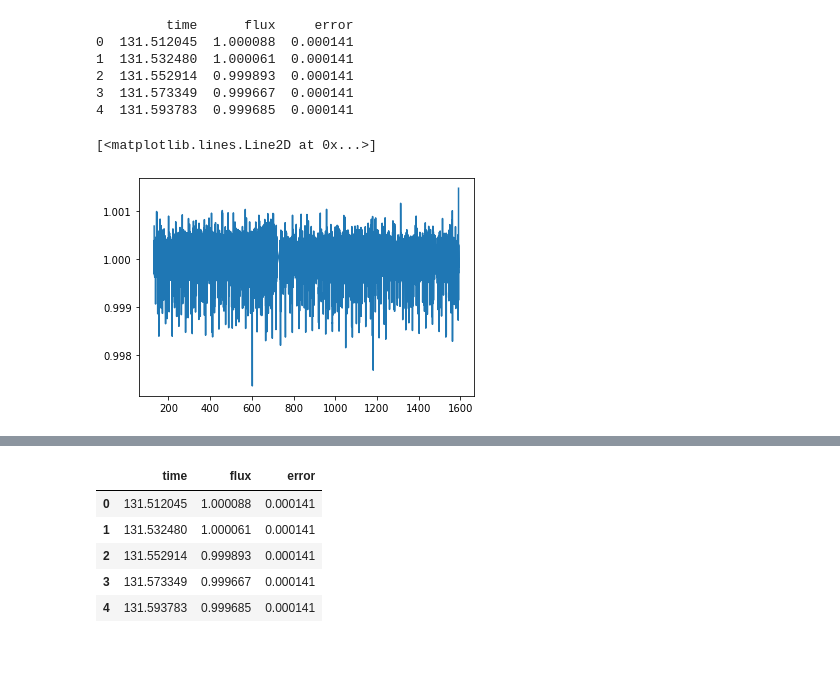
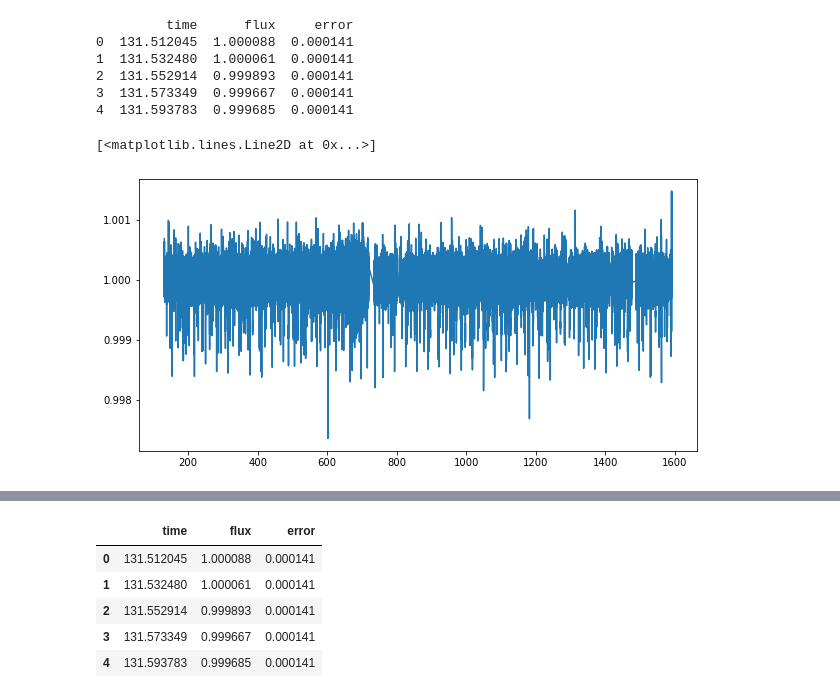
Before and after one commit to Hazel-H/astrolabs-PH30116-, a Jupyter notebook: PH30116/LIGHTCURVE_DATA.ipynb, the cells around one changed output, grey strips where cells are left out. Drawn from its saved outputs; the diff is of its cells as text; code cells hidden in the pictures; blank space fills up the shorter version.

```diff
--- a/PH30116/LIGHTCURVE_DATA.ipynb
+++ b/PH30116/LIGHTCURVE_DATA.ipynb
@@ -73,6 +59,6 @@ import_and_flatten_lightcurve()
 # %%
 alldata = pd.DataFrame()
-
+plt.figure(figsize=(10,5))
 #looping through each dataset - normalises the flux and the error in the flux
 for lcfile in glob.glob('Data/Object%slc/kplr*.fits' %(mykepler)):
     tmp = fits.open(lcfile)
@@ -89,34 +75,34 @@ for lcfile in glob.glob('Data/Object%slc/kplr*.fits' %(mykepler)):
          })
     alldata = alldata.append(df)
 
 #sort values in chronological order
 alldata.sort_values(by='time', inplace=True)
 
 #remove any nan values from the dataset
 alldata.dropna(inplace=True)
 
 #removes any visible outliers
 alldata = alldata[alldata['flux']<1.001]
 
 #calculates the median filter
 median = medfilt(alldata['flux'], kernel_size=101) ##kernel_size is the size of the window over which the median is calculated
 #flattened data is the lightcurve divided by the median flux filter
 flattened_lightcurve = alldata['flux']/median
 
 #print the first 5 lines of the dataframe to check it looks reasonable
 print(alldata.head())
 
 #plot
 pylab.plot(alldata['time'], flattened_lightcurve)
 # %% [output]
          time      flux     error
 0  131.512045  1.000088  0.000141
 1  131.532480  1.000061  0.000141
 2  131.552914  0.999893  0.000141
 3  131.573349  0.999667  0.000141
 4  131.593783  0.999685  0.000141
 [<matplotlib.lines.Line2D at 0x...>]
-[figure, old version]
+[figure, new version]
 # %%
 import_and_flatten_lightcurve()
 # %% [output]
```
Also changed, not shown: parts of 4 cells of this notebook, 4 other files.
